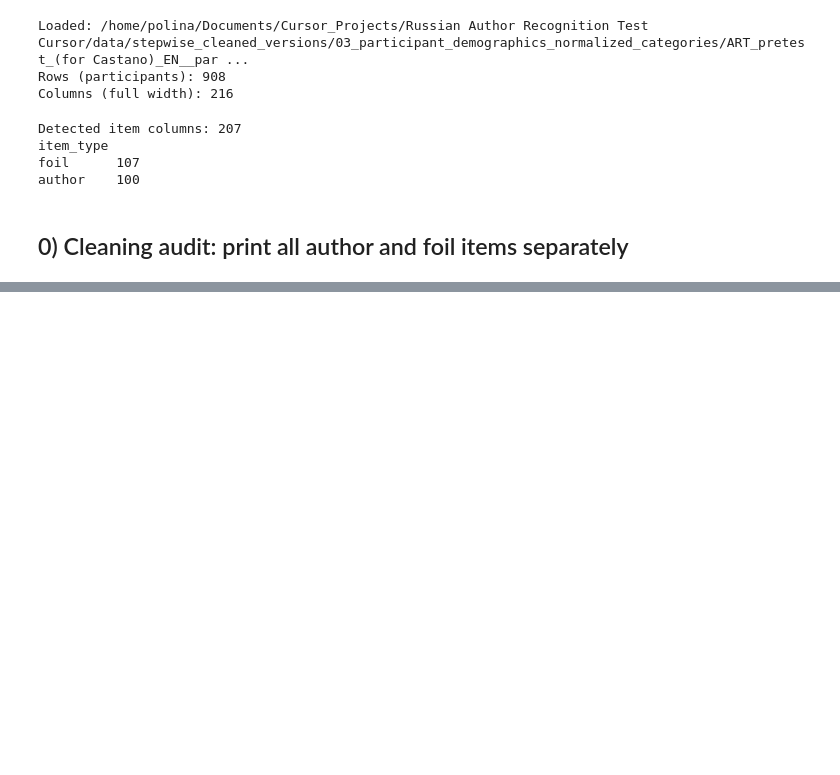
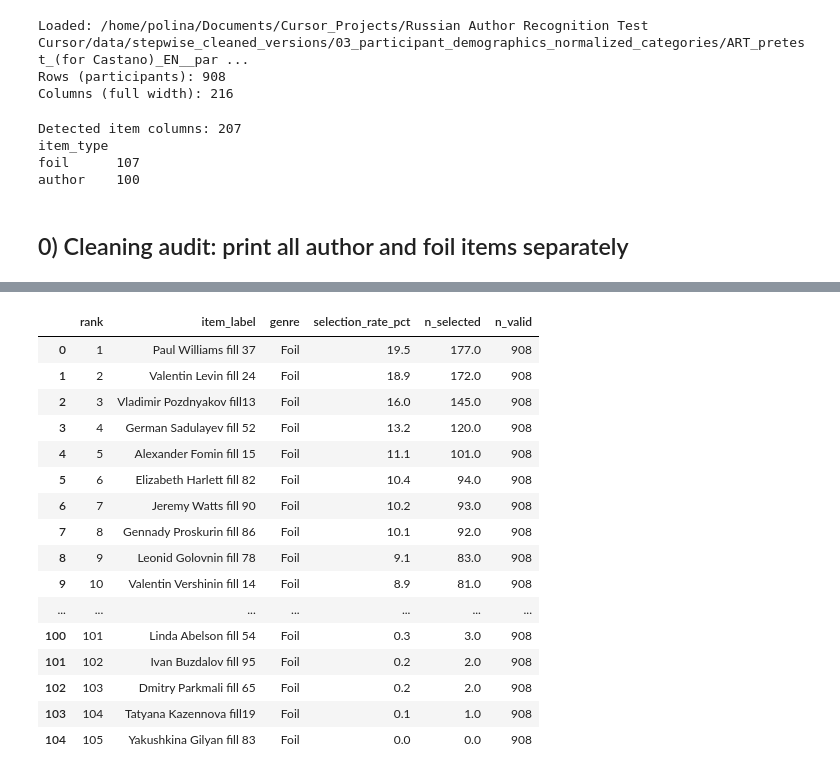
Before and after one commit to BakhturinaPolina/russian-author-recognition-test, a Jupyter notebook: scripts/eda/04_item_level_descriptives.ipynb, the cells around one changed output, grey strips where cells are left out. Drawn from its saved outputs; the diff is of its cells as text; code cells hidden in the pictures; blank space fills up the shorter version.

```diff
--- a/scripts/eda/04_item_level_descriptives.ipynb
+++ b/scripts/eda/04_item_level_descriptives.ipynb
@@ -510,0 +840,40 @@ Saved outputs:
+# %%
+# Table: foil selection rates (sorted by popularity)
+foil_selection_rates = pd.DataFrame(
+    {
+        "item_label": foil_key["item_label"].values,
+        "genre": foil_key["genre"].values,
+        "n_selected": foil_resp_bin.sum(axis=0, skipna=True).values,
+        "n_valid": foil_resp_bin.notna().sum(axis=0).values,
+    }
+)
+
+foil_selection_rates["selection_rate"] = (
+    foil_selection_rates["n_selected"] / foil_selection_rates["n_valid"].replace(0, np.nan)
+)
+foil_selection_rates["selection_rate_pct"] = (foil_selection_rates["selection_rate"] * 100).round(1)
+
+foil_selection_rates = foil_selection_rates.sort_values(
+    "selection_rate", ascending=False
+).reset_index(drop=True)
+foil_selection_rates.insert(0, "rank", foil_selection_rates.index + 1)
+
+display(foil_selection_rates[["rank", "item_label", "genre", "selection_rate_pct", "n_selected", "n_valid"]])
+# %% [output]
+|  | rank | item_label | genre | selection_rate_pct | n_selected | n_valid |
+| 0 | 1 | Paul Williams fill 37 | Foil | 19.5 | 177.0 | 908 |
+| 1 | 2 | Valentin Levin fill 24 | Foil | 18.9 | 172.0 | 908 |
+| 2 | 3 | Vladimir Pozdnyakov fill13 | Foil | 16.0 | 145.0 | 908 |
+| 3 | 4 | German Sadulayev fill 52 | Foil | 13.2 | 120.0 | 908 |
+| 4 | 5 | Alexander Fomin fill 15 | Foil | 11.1 | 101.0 | 908 |
+| 5 | 6 | Elizabeth Harlett fill 82 | Foil | 10.4 | 94.0 | 908 |
+| 6 | 7 | Jeremy Watts fill 90 | Foil | 10.2 | 93.0 | 908 |
+| 7 | 8 | Gennady Proskurin fill 86 | Foil | 10.1 | 92.0 | 908 |
+| 8 | 9 | Leonid Golovnin fill 78 | Foil | 9.1 | 83.0 | 908 |
+| 9 | 10 | Valentin Vershinin fill 14 | Foil | 8.9 | 81.0 | 908 |
+| ... | ... | ... | ... | ... | ... | ... |
+| 100 | 101 | Linda Abelson fill 54 | Foil | 0.3 | 3.0 | 908 |
+| 101 | 102 | Ivan Buzdalov fill 95 | Foil | 0.2 | 2.0 | 908 |
+| 102 | 103 | Dmitry Parkmali fill 65 | Foil | 0.2 | 2.0 | 908 |
+| 103 | 104 | Tatyana Kazennova fill19 | Foil | 0.1 | 1.0 | 908 |
+| 104 | 105 | Yakushkina Gilyan fill 83 | Foil | 0.0 | 0.0 | 908 |
```
Also changed, not shown: parts of 29 cells of this notebook, 1 other file.
